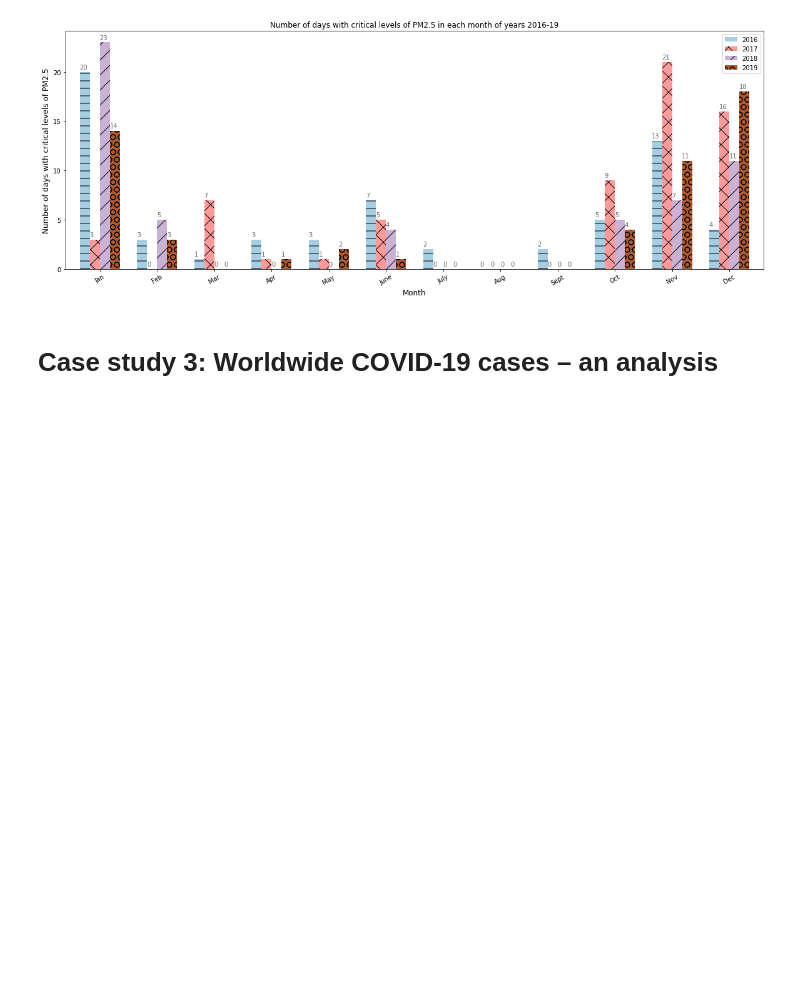
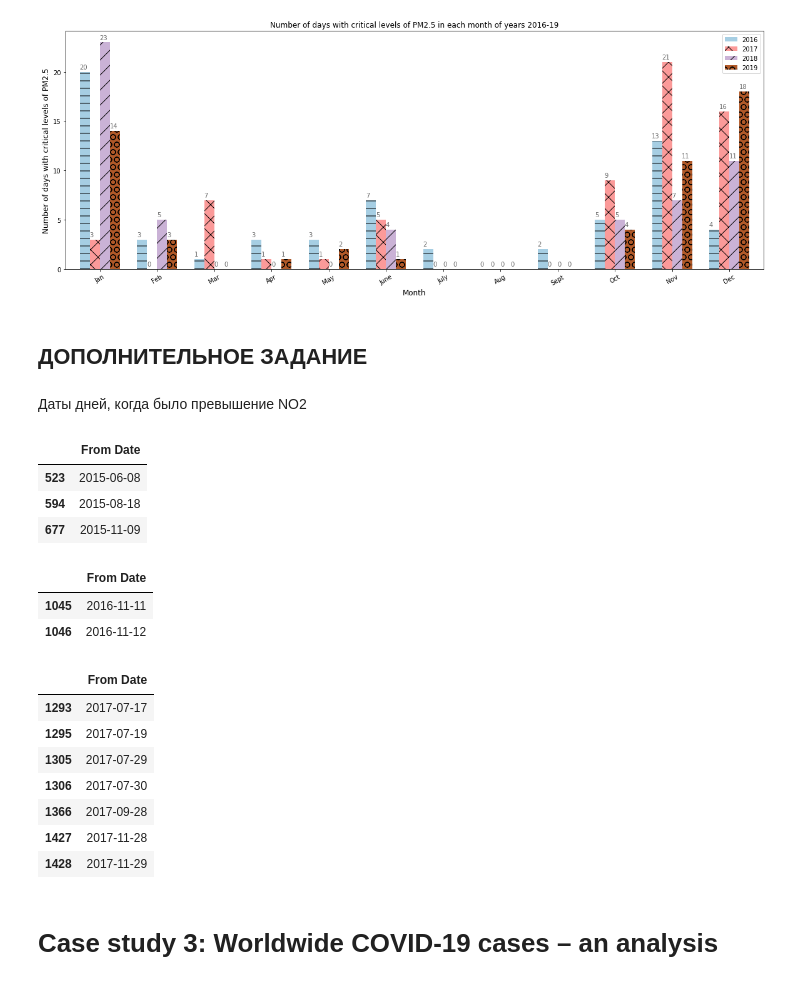
Before and after one commit to Olifira/-, a Jupyter notebook: практическая_4_3_олифир.ipynb, the cells around one changed output. Cells and saved outputs as stored; diff of their text form; code cells hidden in the pictures; blank space fills up the shorter version.

```diff
--- a/практическая_4_3_олифир.ipynb
+++ b/практическая_4_3_олифир.ipynb
@@ -789,6 +789,37 @@ See: http://matplotlib.org/users/legend_guide.html#creating-artists-specifically
   import sys
 Text(0.5, 1.0, 'Number of days with critical levels of PM2.5 in each month of years 2016-19')
 [figure]
+# %% [markdown]
+## **ДОПОЛНИТЕЛЬНОЕ ЗАДАНИЕ**
+# %% [markdown]
+Даты дней, когда было превышение NO2
+# %%
+f2015=pd.DataFrame(aq2015[(aq2015['NO2']>=80)]['From Date'])
+f2015
+# %% [output]
+|  | From Date |
+| 523 | 2015-06-08 |
+| 594 | 2015-08-18 |
+| 677 | 2015-11-09 |
+# %%
+f2016=pd.DataFrame(aq2016[(aq2016['NO2']>=80)]['From Date'])
+f2016
+# %% [output]
+|  | From Date |
+| 1045 | 2016-11-11 |
+| 1046 | 2016-11-12 |
+# %%
+f2017=pd.DataFrame(aq2017[(aq2017['NO2']>=80)]['From Date'])
+f2017
+# %% [output]
+|  | From Date |
+| 1293 | 2017-07-17 |
+| 1295 | 2017-07-19 |
+| 1305 | 2017-07-29 |
+| 1306 | 2017-07-30 |
+| 1366 | 2017-09-28 |
+| 1427 | 2017-11-28 |
+| 1428 | 2017-11-29 |
 # %% [markdown]
 # **Case study 3: Worldwide COVID-19 cases – an analysis**
 # %% [markdown]
```
Also changed, not shown: parts of 4 cells of this notebook.
